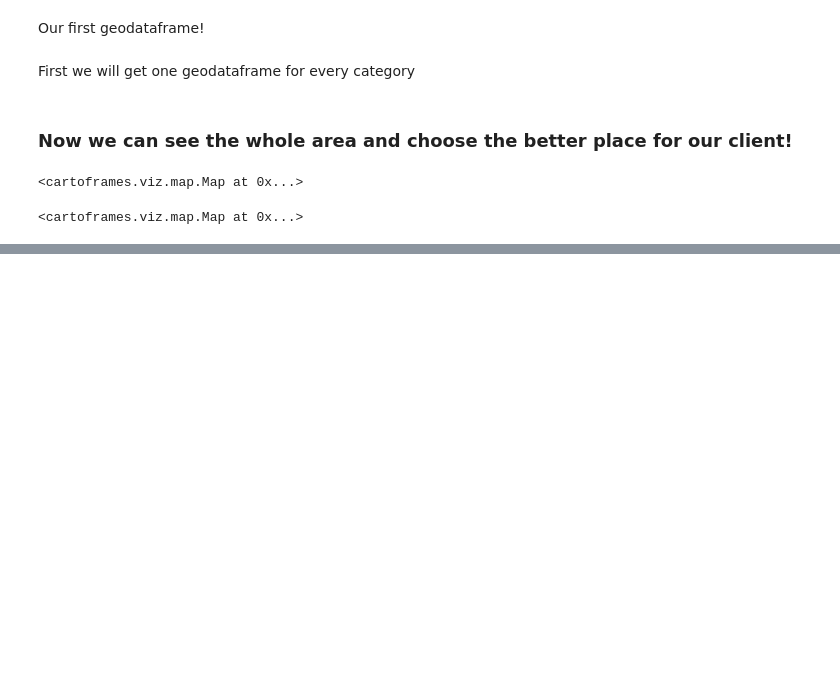
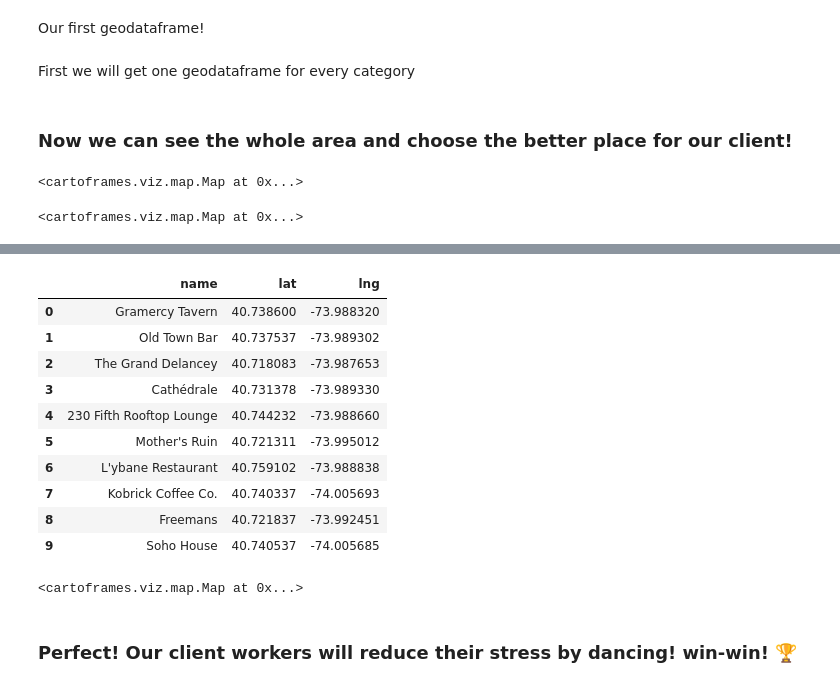
Before and after one commit to guillermomar/Client-Company-Location-Analysis, a Jupyter notebook: Client_company_location_anlysis.ipynb, the cells around one changed output, grey strips where cells are left out. Saved outputs shown, nothing was run; the diff lists cells and outputs as text; code cells hidden in the pictures; blank space fills up the shorter version.

```diff
--- a/Client_company_location_anlysis.ipynb
+++ b/Client_company_location_anlysis.ipynb
@@ -349,0 +425,22 @@ location_company_client
+# %%
+df_night = df_night[["name","location"]]
+# %%
+df_night_expanded = df_night[["location"]].apply(lambda x: x["location"], result_type="expand", axis=1)
+# %%
+df_night = pd.concat([df_night,df_night_expanded],axis=1)
+# %%
+df_night = df_night[["name","lat","lng"]]
+# %%
+df_night.head(10)
+# %% [output]
+|  | name | lat | lng |
+| 0 | Gramercy Tavern | 40.738600 | -73.988320 |
+| 1 | Old Town Bar | 40.737537 | -73.989302 |
+| 2 | The Grand Delancey | 40.718083 | -73.987653 |
+| 3 | Cathédrale | 40.731378 | -73.989330 |
+| 4 | 230 Fifth Rooftop Lounge | 40.744232 | -73.988660 |
+| 5 | Mother's Ruin | 40.721311 | -73.995012 |
+| 6 | L'ybane Restaurant | 40.759102 | -73.988838 |
+| 7 | Kobrick Coffee Co. | 40.740337 | -74.005693 |
+| 8 | Freemans | 40.721837 | -73.992451 |
+| 9 | Soho House | 40.740537 | -74.005685 |
@@ -349,0 +483,6 @@ location_company_client
+# %%
+location_company_client_enriched
+# %% [output]
+<cartoframes.viz.map.Map at 0x...>
+# %% [markdown]
+### Perfect! Our client workers will reduce their stress by dancing! win-win! 🏆
```
Also changed, not shown: parts of 19 cells of this notebook, 1 other file.
